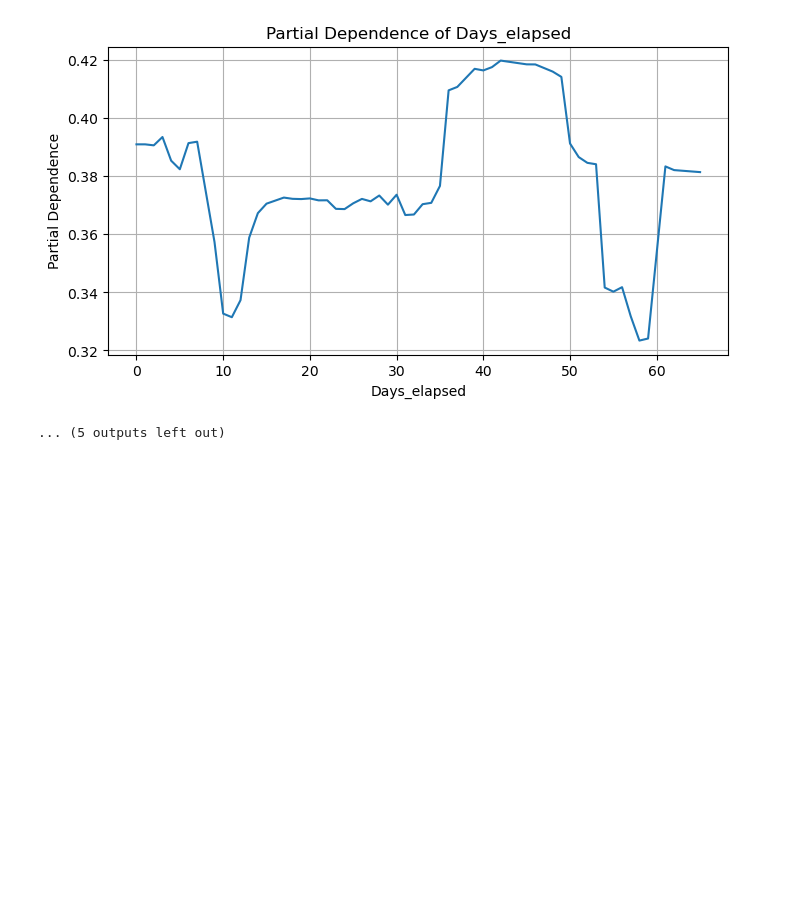
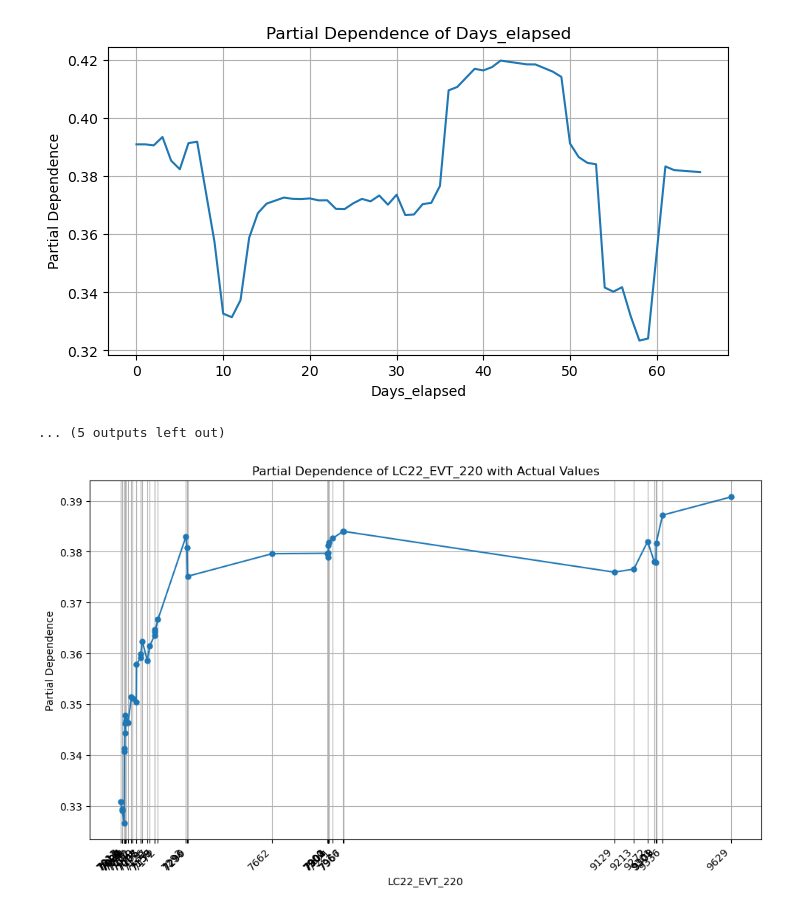
Before and after one commit to bo-maxwell-stevens/dixie-fire, a Jupyter notebook: 02_random_forest.ipynb, the cells around one changed output. Cells and saved outputs as stored; diff of their text form; code cells hidden in the pictures; blank space fills up the shorter version.

```diff
--- a/02_random_forest.ipynb
+++ b/02_random_forest.ipynb
@@ -320,3 +320,36 @@ plot_pdp(model, X, feature_names)
 [figure]
 [figure]
 ... (5 outputs left out)
+# %%
+def plot_pdp_custom_ticks(model, X, feature_name):
+
+    # Calculate partial dependence
+    pdp_result = partial_dependence(model, X, features=[feature_name])
+
+    # Extract the pdp values and corresponding axes values
+    pdp_values = pdp_result['average'][0]
+    axes_values = pdp_result['grid_values'][0]
+
+    # Plotting
+    plt.figure(figsize=(10, 6))
+    plt.plot(axes_values, pdp_values, marker='o', linestyle='-', markersize=5)
+
+    # Assuming 'LC22_EVT_220' contains the actual values to be displayed
+    unique_values = sorted(X[feature_name].unique())
+
+    # Mapping the axes_values to the closest unique values in 'LC22_EVT_220'
+    tick_labels = [str(unique_values[np.argmin(np.abs(unique_values - val))]) for val in axes_values]
+
+    plt.xticks(ticks=axes_values, labels=tick_labels, rotation=45, ha="right")
+
+    plt.title(f"Partial Dependence of {feature_name} with Actual Values")
+    plt.xlabel(feature_name)
+    plt.ylabel('Partial Dependence')
+    plt.grid(True)
+    plt.tight_layout()  # Adjust layout to make room for the rotated x-axis labels
+    plt.show()
+# %%
+# Generate PDP for 'LC22_EVT_220'
+plot_pdp_custom_ticks(model, X, 'LC22_EVT_220')
+# %% [output]
+[figure, added]
```
Also changed, not shown: parts of 1 cell of this notebook, 1 other file.
